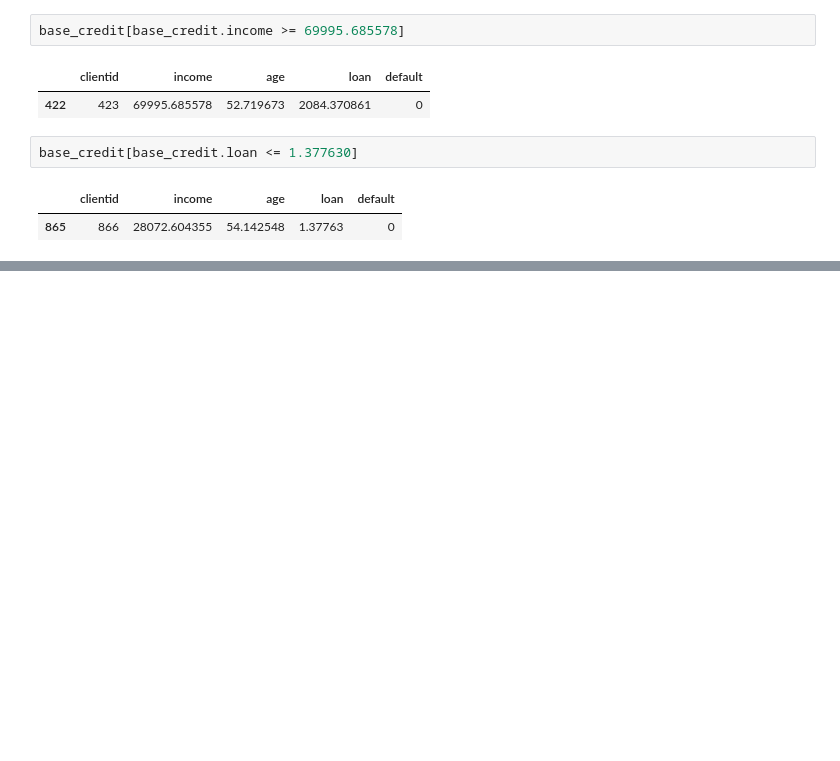
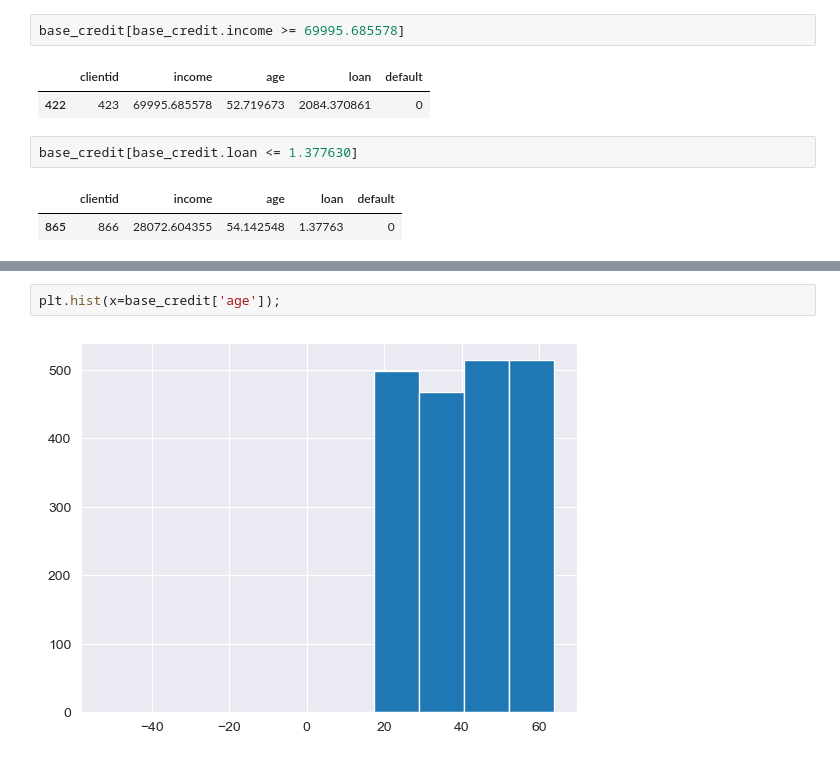
Before and after one commit to sschonss/base_credit, a Jupyter notebook: ml-ds.ipynb, the cells around one changed output, grey strips where cells are left out. Drawn from its saved outputs; the diff is of its cells as text; blank space fills up the shorter version.

```diff
--- a/ml-ds.ipynb
+++ b/ml-ds.ipynb
@@ -58,0 +73,4 @@ base_credit[base_credit.loan <= 1.377630]
+# %%
+plt.hist(x=base_credit['age']);
+# %% [output]
+[figure, added]
```
Also changed, not shown: parts of 7 cells of this notebook.
